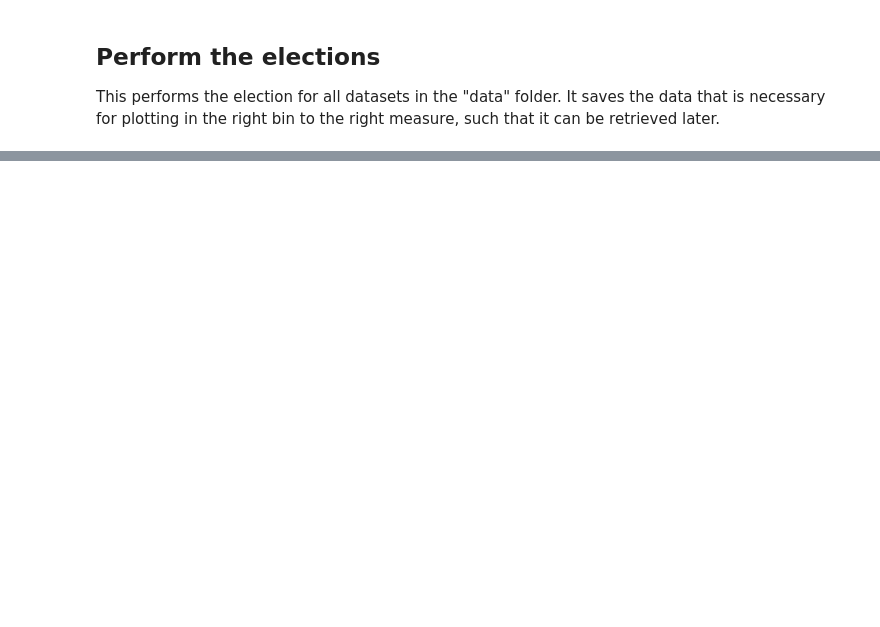
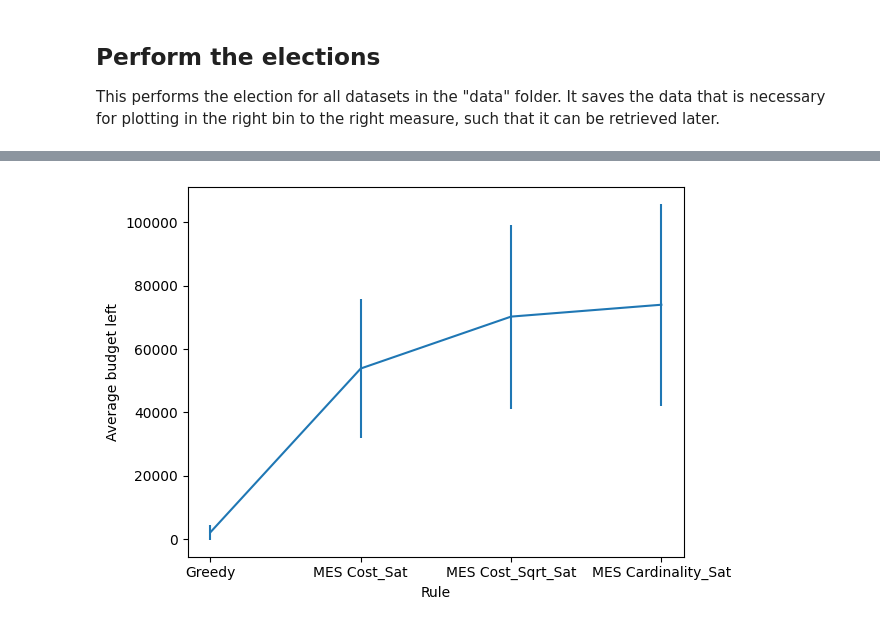
Before and after one commit to LucasVelvis/CSC, a Jupyter notebook: election.ipynb, the cells around one changed output, grey strips where cells are left out. Cells and saved outputs as stored; diff of their text form; code cells hidden in the pictures; blank space fills up the shorter version.

```diff
--- a/election.ipynb
+++ b/election.ipynb
@@ -388,0 +371,19 @@ for name in ["avg_capped", "avg_l1"]:
+# %%
+# How much budget is left on average per rule?
+
+def plot_budget_left_per_rule(data):
+    averages = []
+    stds = []
+    for rule in rules:
+        plot_data = [float(data[dataset][rule]["budget_left"]) for dataset in data]
+        averages.append(np.mean(plot_data))
+        stds.append(np.std(plot_data))
+    plt.errorbar(rules, averages, yerr=stds)
+    plt.xlabel("Rule")
+    plt.ylabel("Average budget left")
+    plt.show()
+# %%
+plot_budget_left_per_rule(elections_data)
+# TODO: fix the budget left for MES
+# %% [output]
+[figure, added]
```
Also changed, not shown: parts of 16 cells of this notebook, 2 other files.
